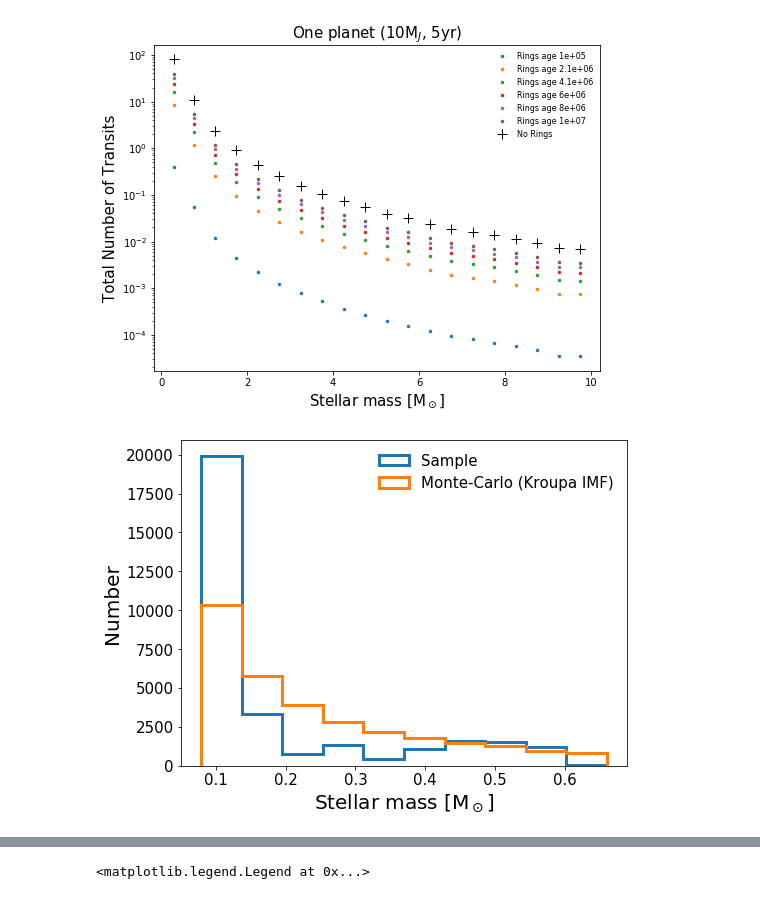
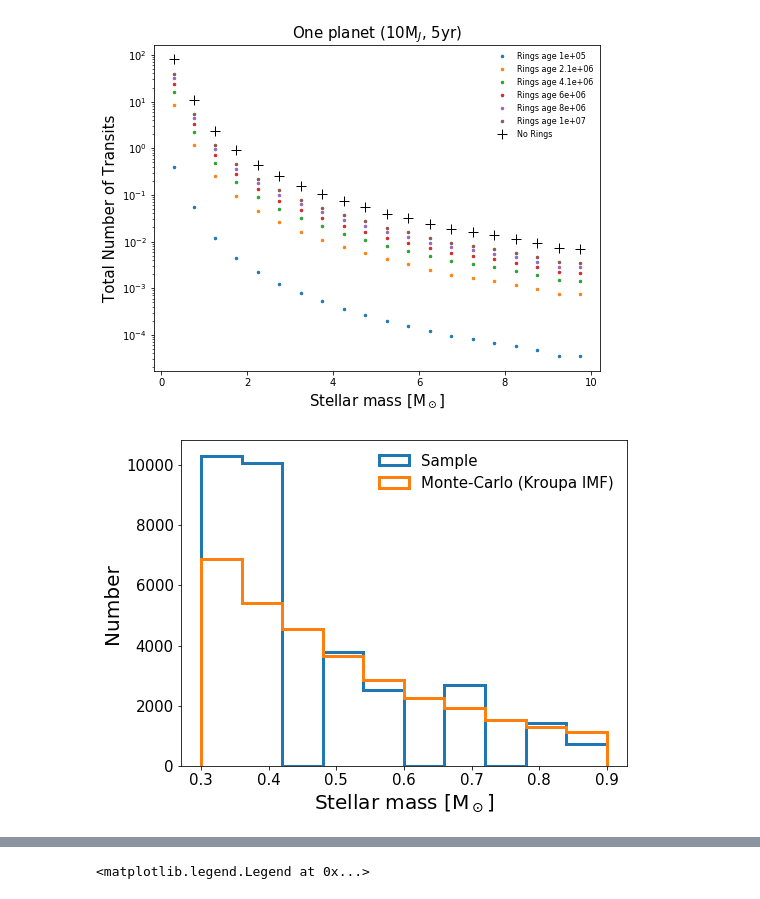
Before and after one commit to Jurgenvilla/Exoplanet-Rings-and-Gaia, a Jupyter notebook: 3_First_Model/Analytical_Function_Andy2020.ipynb, the cells around one changed output, grey strips where cells are left out. Saved outputs shown, nothing was run; the diff lists cells and outputs as text; code cells hidden in the pictures.

```diff
--- a/3_First_Model/Analytical_Function_Andy2020.ipynb
+++ b/3_First_Model/Analytical_Function_Andy2020.ipynb
@@ -306,8 +306,8 @@ Stellar mass from 0.1 to 10 solar masses'''
 
 # Andt Schmitt Masses
 
-M_AndtSchmitt = Table.read('/Users/lam/Downloads/Exoplanet-Rings-and-Gaia-master/3_First_Model/masses_all.txt', format = 'ascii')
-M_AndtSchmitt_binned = Table.read('/Users/lam/Downloads/Exoplanet-Rings-and-Gaia-master/3_First_Model/masses_grouped.txt', format = 'ascii')
+M_AndtSchmitt = Table.read('/Users/lam/Downloads/Exoplanet-Rings-and-Gaia-master/3_First_Model/masses_all_new.txt', format = 'ascii')
+M_AndtSchmitt_binned = Table.read('/Users/lam/Downloads/Exoplanet-Rings-and-Gaia-master/3_First_Model/masses_grouped_new.txt', format = 'ascii')
 
 # Creating an array with all the masses repeated as in the table
 M_AndtSchmitt_all = []
@@ -328,27 +328,27 @@ cdf   = myimf.cdf(m)
 N_2   = 31500 # For Matthew and his MSc student
 ranmass_2 = myimf.rvs(N_2)
 # %%
-# slopes   = [1.3, 2.3]  #Inside the script is already negative
-# masslims = [np.min(M_AndtSchmitt['col1']), 0.5, np.max(M_AndtSchmitt['col1'])]
-# myimf = IMF_Generator.MultiPartPowerLaw(np.array(slopes), np.array(masslims))
-# m     = np.linspace(masslims[0],masslims[-1],200)
-# lnpdf = myimf.pdf(m)
-# cdf   = myimf.cdf(m)
-# # N_2   = 10000
-# N_2   = 31500 # For Matthew and his MSc student
-# ranmass_2 = myimf.rvs(N_2)
+slopes   = [1.3, 2.3]  #Inside the script is already negative
+masslims = [np.min(M_AndtSchmitt['col1']), 0.5, np.max(M_AndtSchmitt['col1'])]
+myimf = IMF_Generator.MultiPartPowerLaw(np.array(slopes), np.array(masslims))
+m     = np.linspace(masslims[0],masslims[-1],200)
+lnpdf = myimf.pdf(m)
+cdf   = myimf.cdf(m)
+# N_2   = 10000
+N_2   = 31500 # For Matthew and his MSc student
+ranmass_2 = myimf.rvs(N_2)
 
-# plt.figure(figsize = (8,6))
-# plt.hist(M_AndtSchmitt_final, histtype = 'step', lw = 3, label = 'Sample')
-# plt.hist(ranmass_2, histtype = 'step', lw = 3, label = 'Monte-Carlo (Kroupa IMF)')
-# plt.xlabel(r'Stellar mass [M$_\odot$]', size = 20)
-# plt.ylabel('Number', size = 20)
-# plt.tick_params(axis = 'both', which = 'major', labelsize = 15)
-# plt.legend(frameon = False, loc = 'best', prop = {'size': 15}, markerscale = 1)
+plt.figure(figsize = (8,6))
+plt.hist(M_AndtSchmitt_final, histtype = 'step', lw = 3, label = 'Sample')
+plt.hist(ranmass_2, histtype = 'step', lw = 3, label = 'Monte-Carlo (Kroupa IMF)')
+plt.xlabel(r'Stellar mass [M$_\odot$]', size = 20)
+plt.ylabel('Number', size = 20)
+plt.tick_params(axis = 'both', which = 'major', labelsize = 15)
+plt.legend(frameon = False, loc = 'best', prop = {'size': 15}, markerscale = 1)
 
-# # plt.savefig('IMF_distribution.png', dpi = 300, bbox_inches = 'tight')
+# plt.savefig('IMF_distribution.png', dpi = 300, bbox_inches = 'tight')
 # %% [output]
-[figure, old version]
+[figure, new version]
 # %%
 ranmass_2 = M_AndtSchmitt_final
 # %%
```
Also changed, not shown: parts of 2 cells of this notebook, 5 other files.
